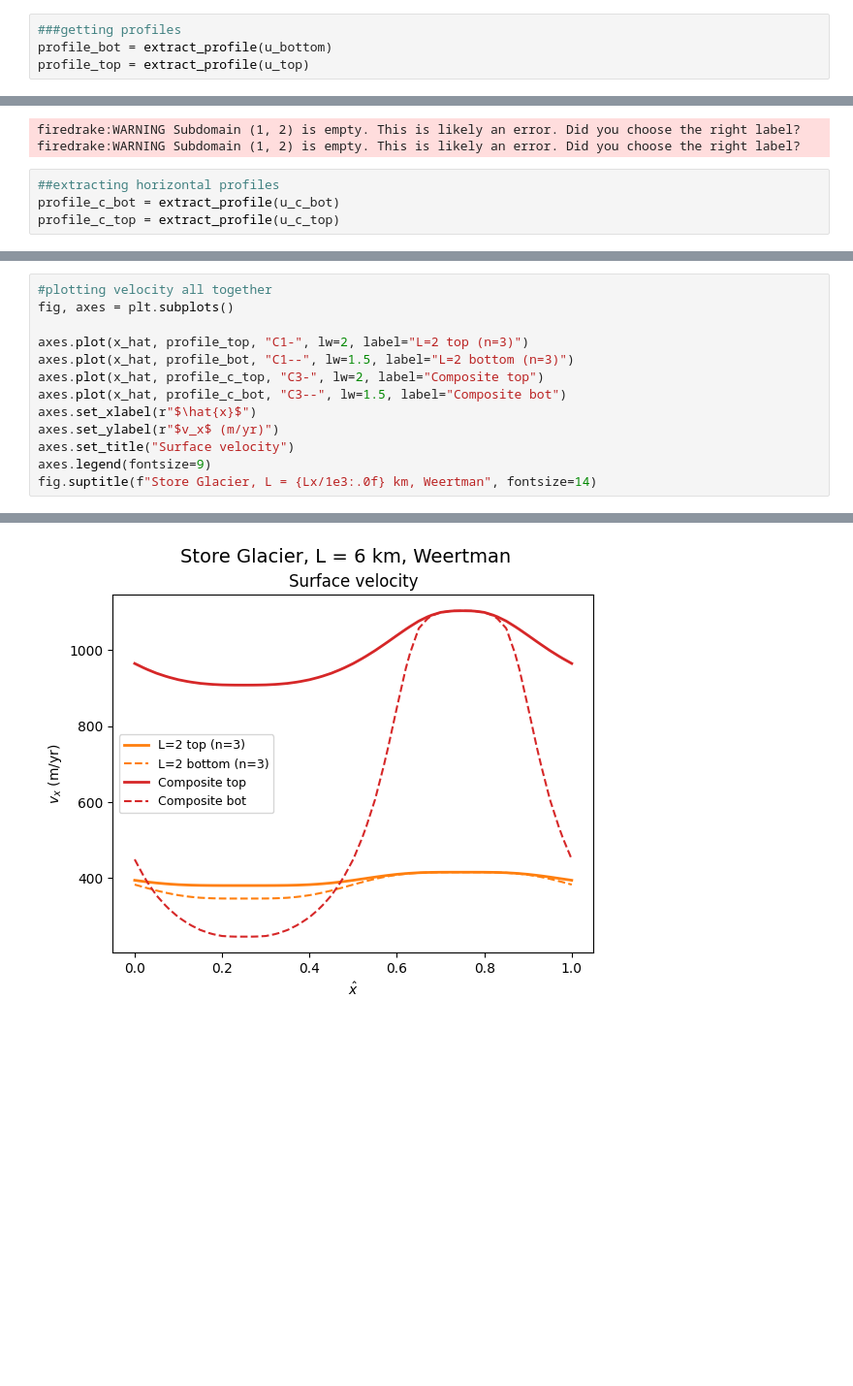
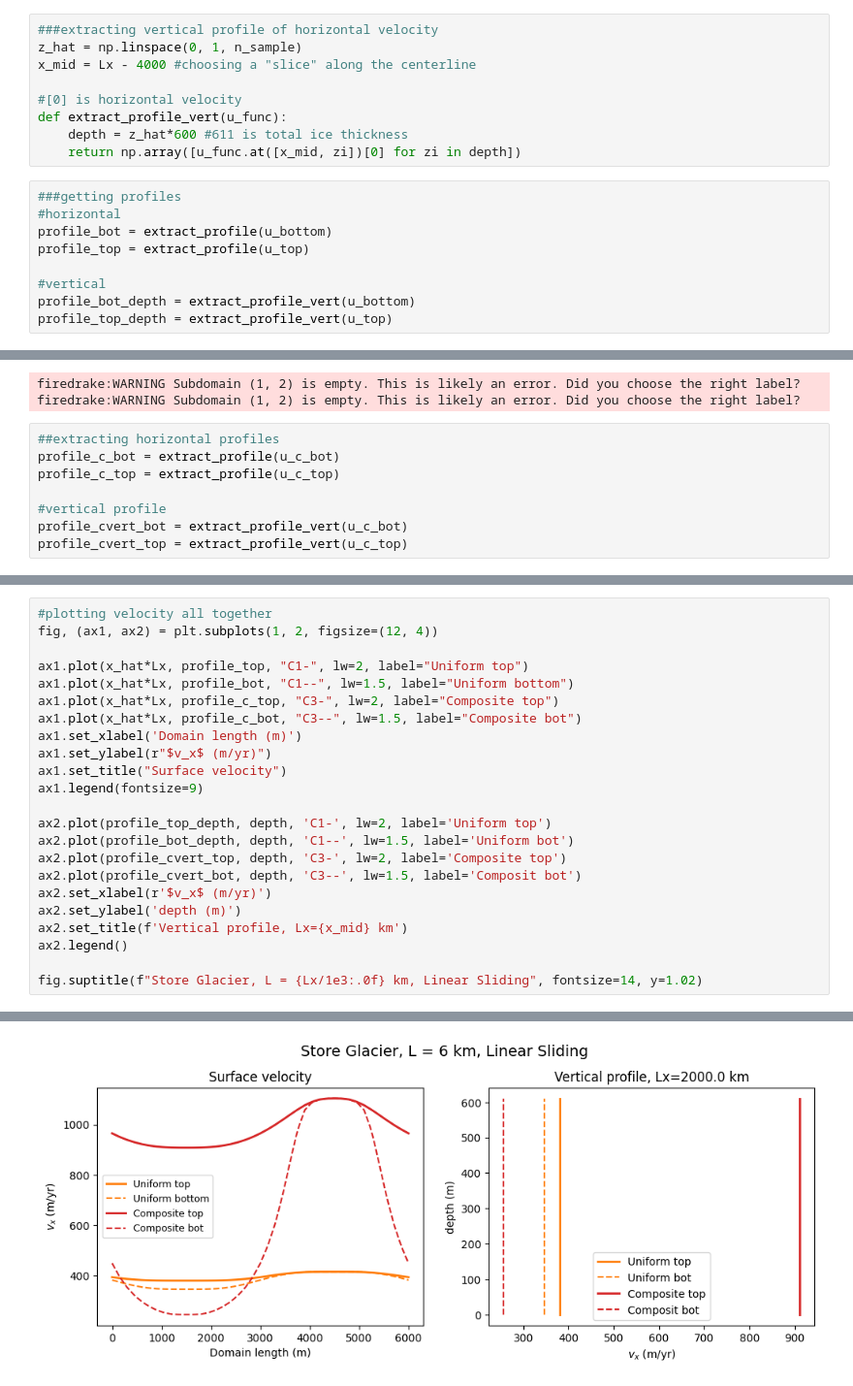
Before and after one commit to bwright05/two-layer-rheology, a Jupyter notebook: store-doyle2018.ipynb, the cells around one changed output, grey strips where cells are left out. Shown at 97% size. Saved outputs shown, nothing was run; the diff lists cells and outputs as text; blank space fills up the shorter version.

```diff
--- a/store-doyle2018.ipynb
+++ b/store-doyle2018.ipynb
@@ -140,7 +140,21 @@ y_mid = Lx/2
 
 def extract_profile(u_func):
     return np.array([u_func.at([xi*Lx, y_mid])[0] for xi in x_hat])
+# %%
+###extracting vertical profile of horizontal velocity
+z_hat = np.linspace(0, 1, n_sample)
+x_mid = Lx - 4000 #choosing a "slice" along the centerline
+
+#[0] is horizontal velocity
+def extract_profile_vert(u_func):
+    depth = z_hat*600 #611 is total ice thickness
+    return np.array([u_func.at([x_mid, zi])[0] for zi in depth])
 # %%
 ###getting profiles
+#horizontal
 profile_bot = extract_profile(u_bottom)
 profile_top = extract_profile(u_top)
+
+#vertical
+profile_bot_depth = extract_profile_vert(u_bottom)
+profile_top_depth = extract_profile_vert(u_top)
@@ -252,5 +279,9 @@ firedrake:WARNING Subdomain (1, 2) is empty. This is likely an error. Did you ch
 ##extracting horizontal profiles
 profile_c_bot = extract_profile(u_c_bot)
 profile_c_top = extract_profile(u_c_top)
+
+#vertical profile
+profile_cvert_bot = extract_profile_vert(u_c_bot)
+profile_cvert_top = extract_profile_vert(u_c_top)
 # %%
 ###plotting
@@ -272,14 +309,24 @@ Text(0.5, 0.98, 'Store Glacier, L = 6 km, Weertman Sliding')
 # %%
 #plotting velocity all together
-fig, axes = plt.subplots()
+fig, (ax1, ax2) = plt.subplots(1, 2, figsize=(12, 4))
 
-axes.plot(x_hat, profile_top, "C1-", lw=2, label="L=2 top (n=3)")
-axes.plot(x_hat, profile_bot, "C1--", lw=1.5, label="L=2 bottom (n=3)")
-axes.plot(x_hat, profile_c_top, "C3-", lw=2, label="Composite top")
-axes.plot(x_hat, profile_c_bot, "C3--", lw=1.5, label="Composite bot")
-axes.set_xlabel(r"$\hat{x}$")
-axes.set_ylabel(r"$v_x$ (m/yr)")
-axes.set_title("Surface velocity")
-axes.legend(fontsize=9)
-fig.suptitle(f"Store Glacier, L = {Lx/1e3:.0f} km, Weertman", fontsize=14)
+ax1.plot(x_hat*Lx, profile_top, "C1-", lw=2, label="Uniform top")
+ax1.plot(x_hat*Lx, profile_bot, "C1--", lw=1.5, label="Uniform bottom")
+ax1.plot(x_hat*Lx, profile_c_top, "C3-", lw=2, label="Composite top")
+ax1.plot(x_hat*Lx, profile_c_bot, "C3--", lw=1.5, label="Composite bot")
+ax1.set_xlabel('Domain length (m)')
+ax1.set_ylabel(r"$v_x$ (m/yr)")
+ax1.set_title("Surface velocity")
+ax1.legend(fontsize=9)
+
+ax2.plot(profile_top_depth, depth, 'C1-', lw=2, label='Uniform top')
+ax2.plot(profile_bot_depth, depth, 'C1--', lw=1.5, label='Uniform bot')
+ax2.plot(profile_cvert_top, depth, 'C3-', lw=2, label='Composite top')
+ax2.plot(profile_cvert_bot, depth, 'C3--', lw=1.5, label='Composit bot')
+ax2.set_xlabel(r'$v_x$ (m/yr)')
+ax2.set_ylabel('depth (m)')
+ax2.set_title(f'Vertical profile, Lx={x_mid} km')
+ax2.legend()
+
+fig.suptitle(f"Store Glacier, L = {Lx/1e3:.0f} km, Linear Sliding", fontsize=14, y=1.02)
 # %% [output]
@@ -287,4 +334,4 @@ Text(0.5, 0.98, 'Store Glacier, L = 6 km, Weertman')
-[figure, old version]
+[figure, new version]
 # %%
 ###vertical shear
 fig, axes = plt.subplots()
```
Also changed, not shown: parts of 8 cells of this notebook, 1 other file.
